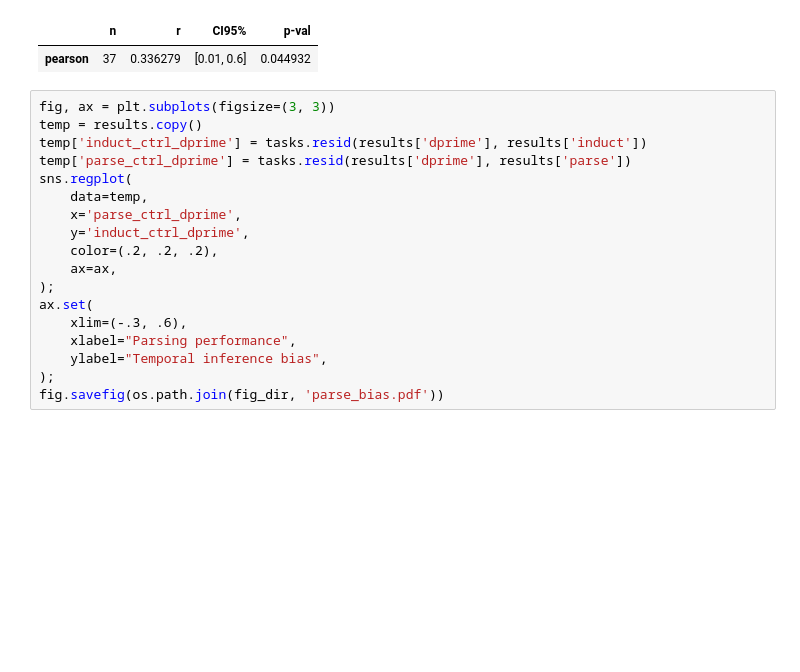
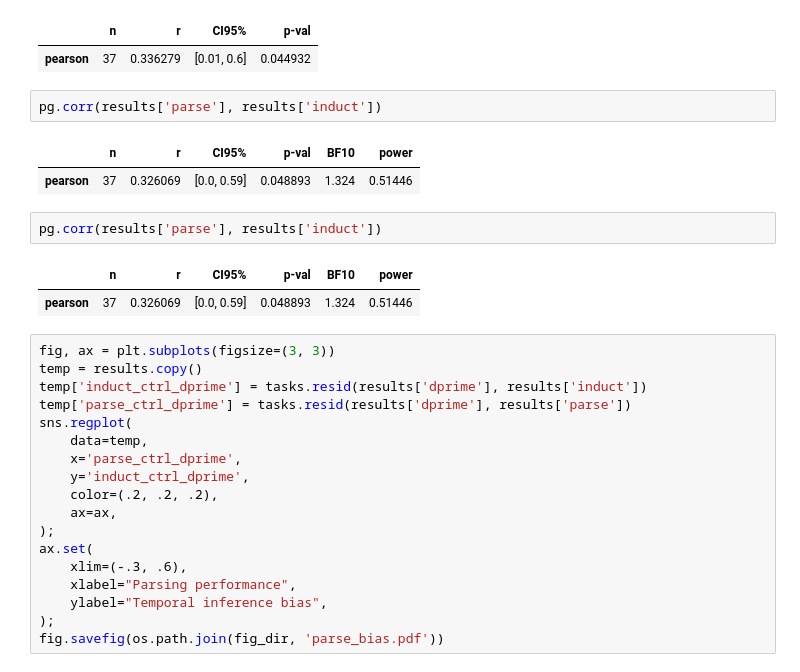
Before and after one commit to prestonlab/tesser, a Jupyter notebook: jupyter/plot_beh_regress.ipynb, the cells around one changed output. Drawn from its saved outputs; the diff is of its cells as text; blank space fills up the shorter version.

```diff
--- a/jupyter/plot_beh_regress.ipynb
+++ b/jupyter/plot_beh_regress.ipynb
@@ -105,6 +115,16 @@ pg.partial_corr(data=results, x='parse', y='induct', covar='dprime')
 # %% [output]
 |  | n | r | CI95% | p-val |
 | pearson | 37 | 0.336279 | [0.01, 0.6] | 0.044932 |
+# %%
+pg.corr(results['parse'], results['induct'])
+# %% [output]
+|  | n | r | CI95% | p-val | BF10 | power |
+| pearson | 37 | 0.326069 | [0.0, 0.59] | 0.048893 | 1.324 | 0.51446 |
+# %%
+pg.corr(results['parse'], results['induct'])
+# %% [output]
+|  | n | r | CI95% | p-val | BF10 | power |
+| pearson | 37 | 0.326069 | [0.0, 0.59] | 0.048893 | 1.324 | 0.51446 |
 # %%
 fig, ax = plt.subplots(figsize=(3, 3))
 temp = results.copy()
```
Also changed, not shown: parts of 4 cells of this notebook.
